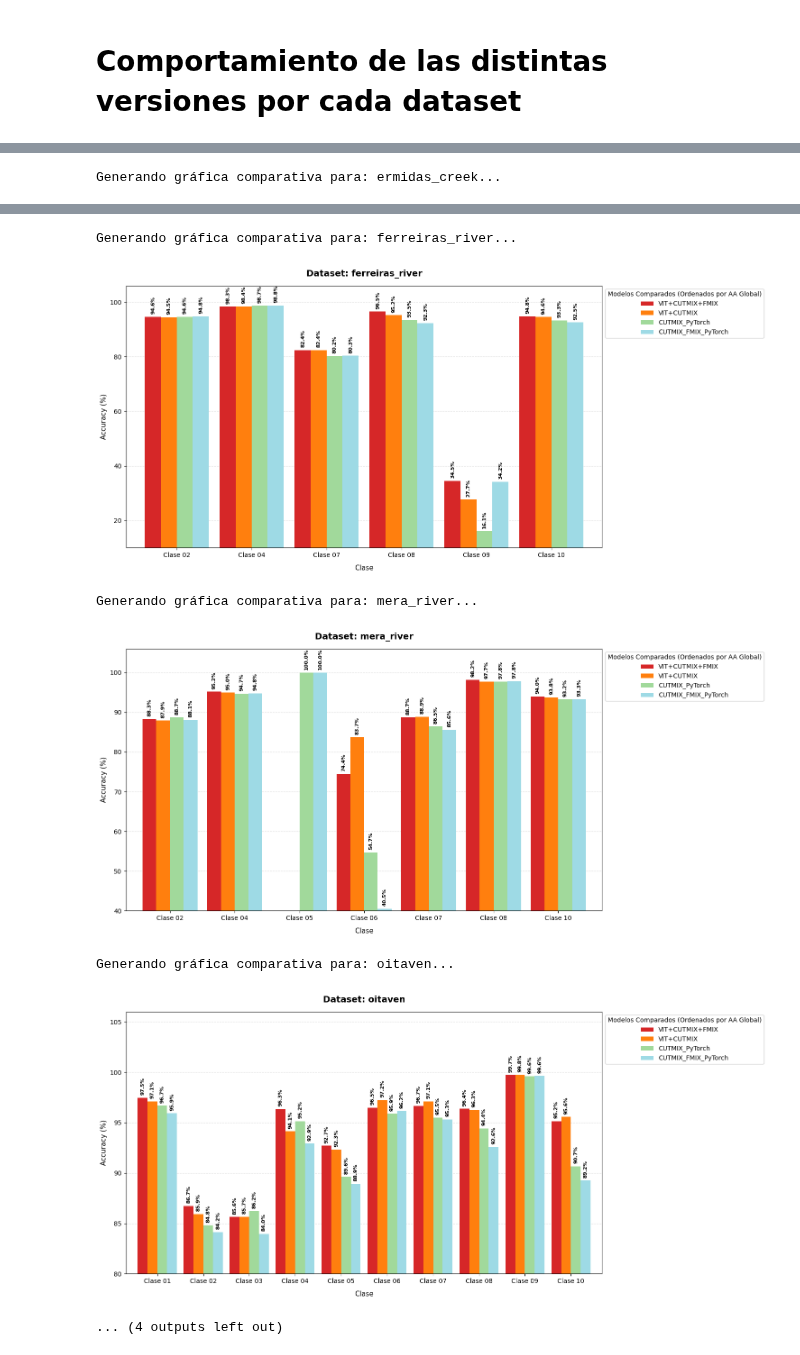
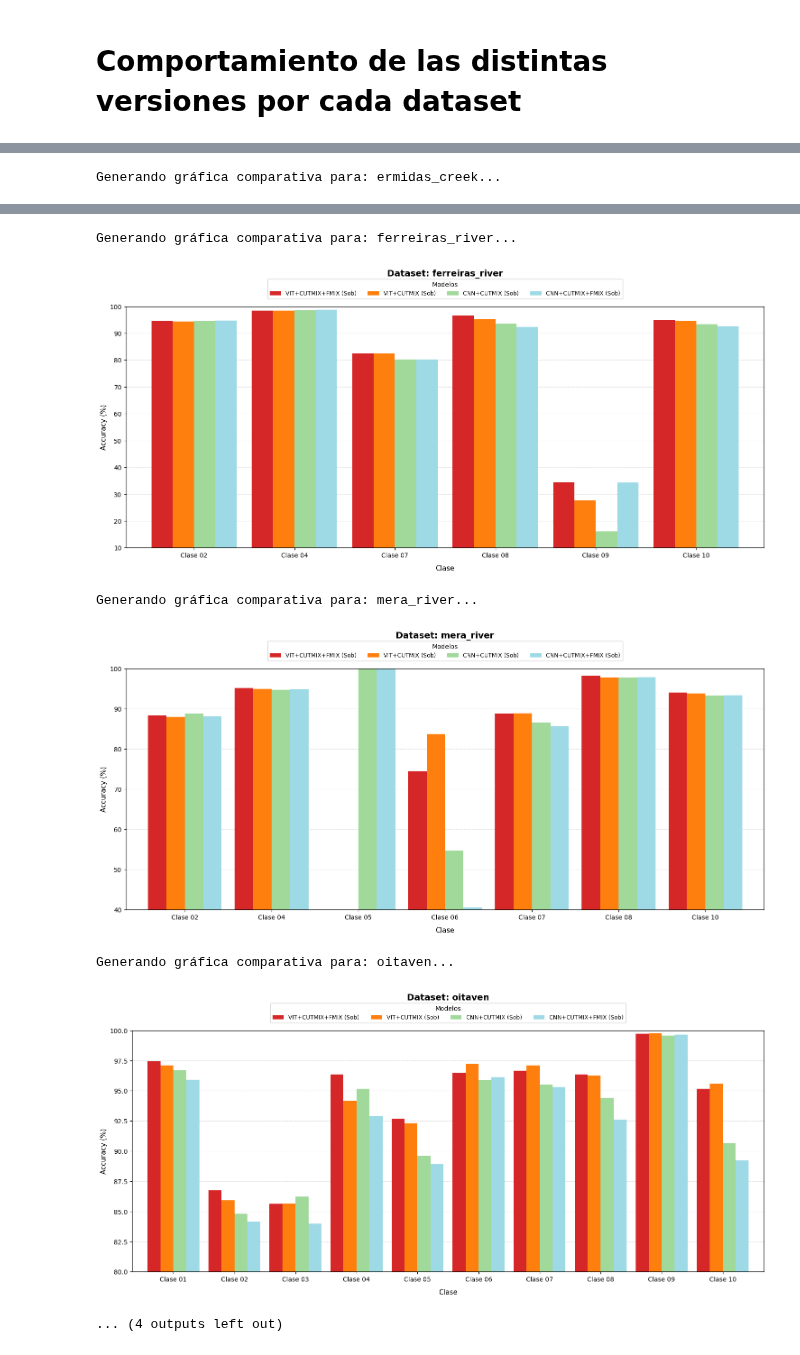
Before and after one commit to DBR5823/TFG_DanielBerdullasRey, a Jupyter notebook: comparacionFinal.ipynb, the cells around one changed output, grey strips where cells are left out. Drawn from its saved outputs; the diff is of its cells as text; code cells hidden in the pictures.

Commit message:
Modificación tablas

```diff
--- a/comparacionFinal.ipynb
+++ b/comparacionFinal.ipynb
@@ -426,7 +426,7 @@ import matplotlib.pyplot as plt
 import pandas as pd
 
 
-# FUNCIÓN DE GRAFICACIÓN (Con porcentajes)
+# FUNCIÓN DE GRAFICACIÓN (Sin porcentajes en barras y leyenda superior)
 def graficar_clases_comparacion(dataset_objetivo, lista_archivos):
     df_comparacion = pd.DataFrame()
     aa_por_modelo = {}
@@ -481,7 +481,6 @@ def graficar_clases_comparacion(dataset_objetivo, lista_archivos):
     fig, ax = plt.subplots(figsize=(15, 7))
 
     # --- ASIGNACIÓN DE COLORES FIJOS DESDE LA PALETA GLOBAL ---
-    # Compatibilidad: Busca por el nuevo nombre, si no existe, busca por el nombre original sin "CNN_"
     colores_plot = []
     for col in df_comparacion.columns:
         nombre_original = col.replace("CNN_CUTMIX", "CUTMIX", 1) if col.startswith("CNN_CUTMIX") else col
@@ -490,26 +489,41 @@ def graficar_clases_comparacion(dataset_objetivo, lista_archivos):
 
     df_comparacion.plot(kind='bar', ax=ax, width=0.85, color=colores_plot)
 
-    ax.set_title(f'Dataset: {dataset_objetivo}', fontsize=14, fontweight='bold', pad=15)
+    # Se añade y=1.11 para posicionar el título arriba de forma segura
+    ax.set_title(f'Dataset: {dataset_objetivo}', fontsize=14, fontweight='bold', y=1.11)
     ax.set_ylabel('Accuracy (%)', fontsize=11)
     ax.set_xlabel('Clase', fontsize=11, labelpad=10)
 
-    # Subimos a 106 el límite superior para albergar las etiquetas numéricas sin recortes
-    ax.set_ylim(ymin, 106)
+    # Ajustado a 100 exacto como límite superior analítico
+    ax.set_ylim(ymin, 100)
 
     # Rejilla sutil detrás de las barras
     ax.set_axisbelow(True)
     ax.grid(axis='y', linestyle='--', alpha=0.4)
 
-    # Agregar etiquetas de datos rotadas 90°
-    for container in ax.containers:
-        ax.bar_label(container, fmt='%.1f%%', padding=4, fontsize=8, fontweight='semibold', rotation=90)
-
     # Etiquetas del eje X limpias y horizontales
     ax.set_xticklabels(ax.get_xticklabels(), rotation=0, ha='center', fontsize=10)
 
-    # Leyenda arriba a la derecha por fuera
-    ax.legend(title="Modelos", loc='upper left', bbox_to_anchor=(1, 1))
+    # ================= MODIFICACIÓN: FORMATO + CONDICIÓN DOBLE (CUTMIX + VIT) =================
+    labels_limpios = []
+    for m in columnas_validas:
+        lbl = str(m).replace('_PyTorch', ' (Sob)').replace('_Pytorch', ' (Sob)').replace('_', '+')
+        # Añadir (Sob) al final solo si cumple ambos requisitos
+        if "CUTMIX" in str(m) and "VIT" in str(m):
+            lbl += " (Sob)"
+        labels_limpios.append(lbl)
+    # ==========================================================================================
+
+    # Leyenda horizontal fuera de la gráfica (Parte superior central)
+    ax.legend(
+        labels=labels_limpios,
+        title="Modelos",
+        loc='lower center',
+        bbox_to_anchor=(0.5, 1.02),
+        ncol=len(df_comparacion.columns),
+        fontsize=9,
+        title_fontsize=10
+    )
 
     plt.tight_layout()
     plt.show()
@@ -546,7 +560,7 @@ Generando gráfica comparativa para: ermidas_creek...
 Generando gráfica comparativa para: ferreiras_river...
-[figure, old version]
+[figure, new version]
 Generando gráfica comparativa para: mera_river...
-[figure, old version]
+[figure, new version]
 Generando gráfica comparativa para: oitaven...
-[figure, old version]
+[figure, new version]
 ... (4 outputs left out)
```
Also changed, not shown: parts of 2 cells of this notebook, 2 other files.
